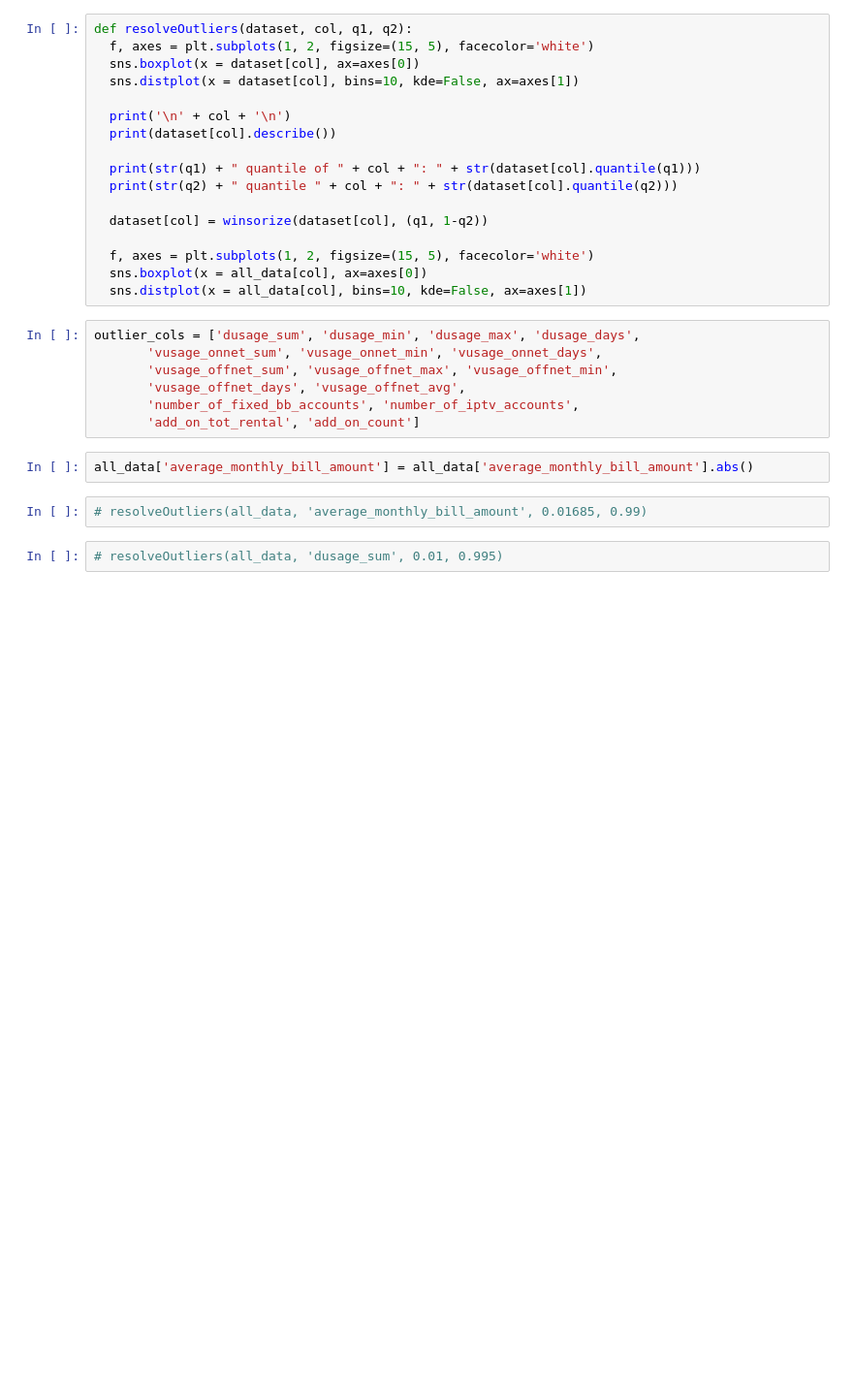
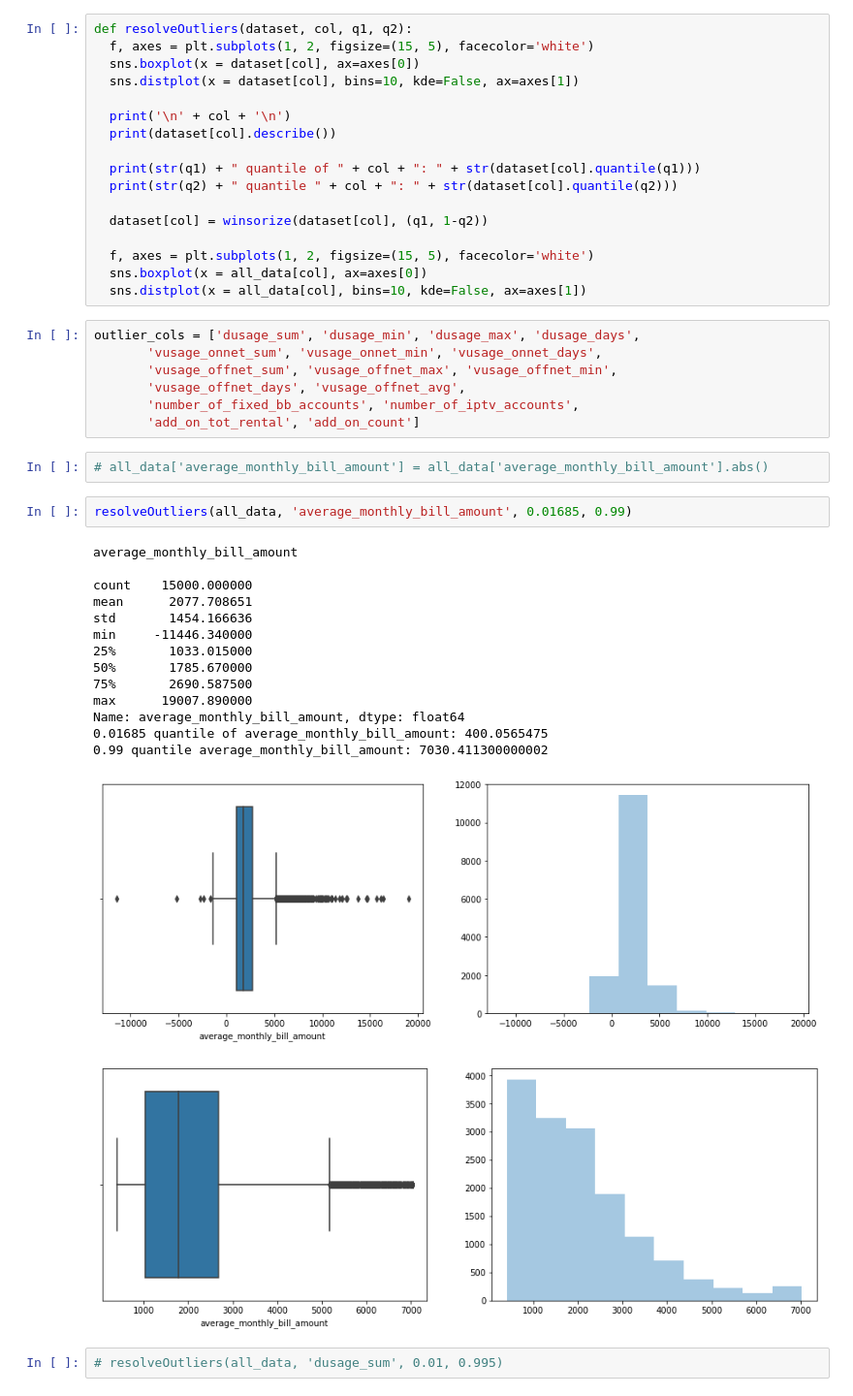
Before and after one commit to thuvarahan97/ADL-AI-Summit-2021---AI-Vendors, a Jupyter notebook: RentalPlan.ipynb, the cells around one changed output. Shown at 97% size. Drawn from its saved outputs; the diff is of its cells as text; blank space fills up the shorter version.

```diff
--- a/RentalPlan.ipynb
+++ b/RentalPlan.ipynb
@@ -423,9 +421,25 @@ outlier_cols = ['dusage_sum', 'dusage_min', 'dusage_max', 'dusage_days',
        'number_of_fixed_bb_accounts', 'number_of_iptv_accounts',
        'add_on_tot_rental', 'add_on_count']
 # %%
-all_data['average_monthly_bill_amount'] = all_data['average_monthly_bill_amount'].abs()
+# all_data['average_monthly_bill_amount'] = all_data['average_monthly_bill_amount'].abs()
 # %%
-# resolveOutliers(all_data, 'average_monthly_bill_amount', 0.01685, 0.99)
+resolveOutliers(all_data, 'average_monthly_bill_amount', 0.01685, 0.99)
+# %% [output]
+average_monthly_bill_amount
+
+count    15000.000000
+mean      2077.708651
+std       1454.166636
+min     -11446.340000
+25%       1033.015000
+50%       1785.670000
+75%       2690.587500
+max      19007.890000
+Name: average_monthly_bill_amount, dtype: float64
+0.01685 quantile of average_monthly_bill_amount: 400.0565475
+0.99 quantile average_monthly_bill_amount: 7030.411300000002
+[figure, added]
+[figure, added]
 # %%
 # resolveOutliers(all_data, 'dusage_sum', 0.01, 0.995)
 # %%
```
Also changed, not shown: parts of 17 cells of this notebook.
